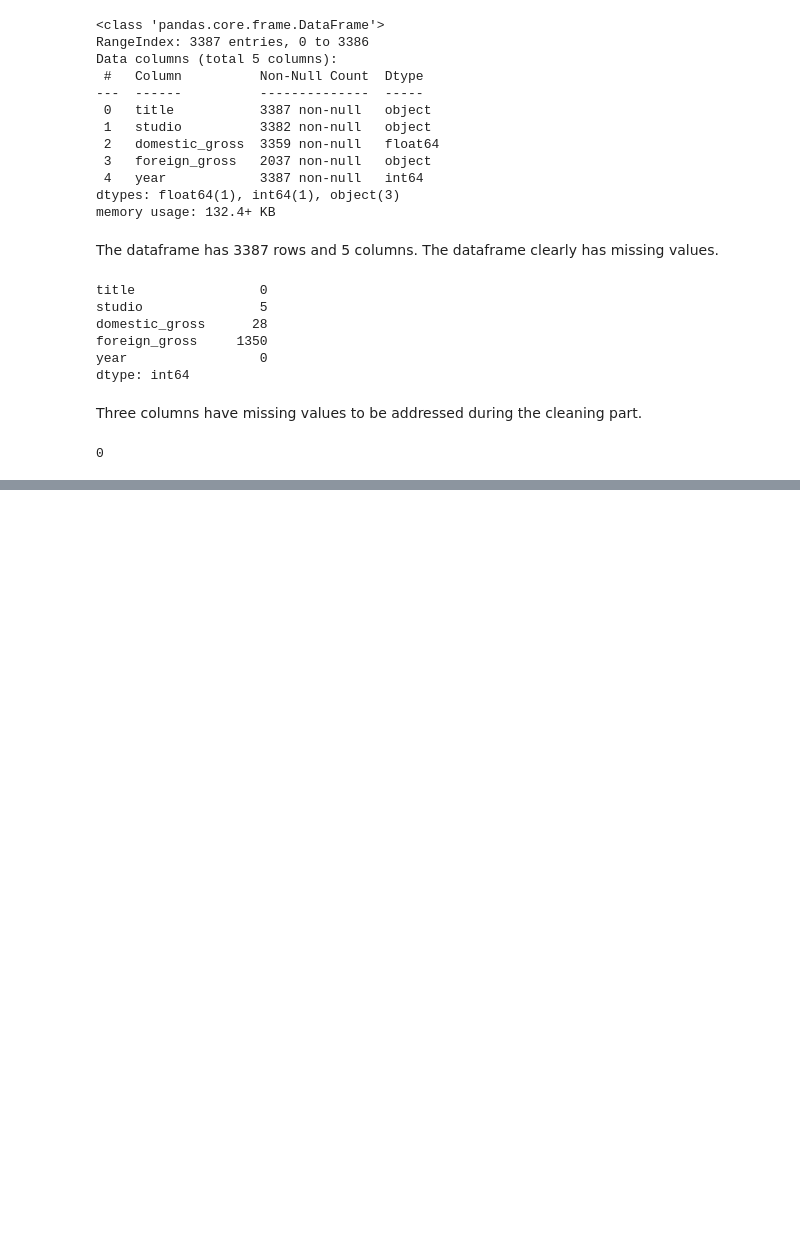
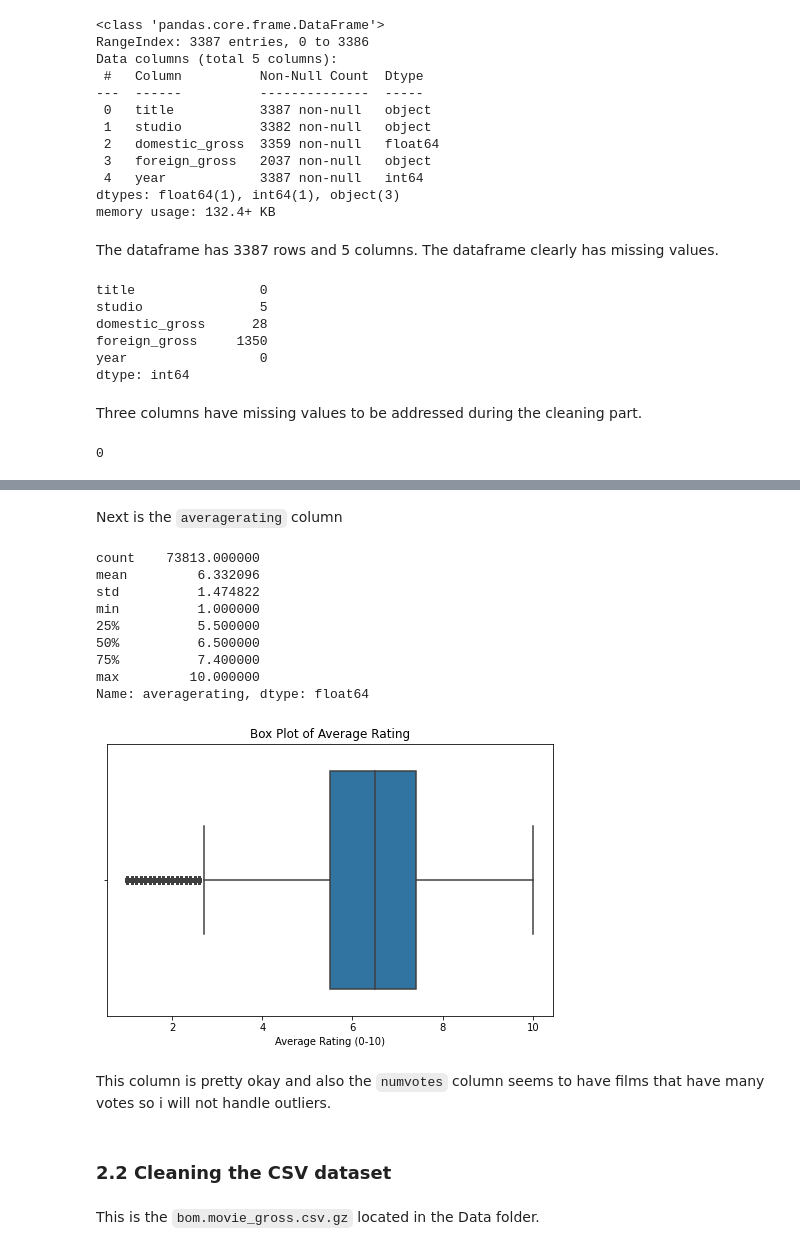
Before and after one commit to Limo-Vincent/Phase_2_project, a Jupyter notebook: student.ipynb, the cells around one changed output, grey strips where cells are left out. Cells and saved outputs as stored; diff of their text form; code cells hidden in the pictures; blank space fills up the shorter version.

```diff
--- a/student.ipynb
+++ b/student.ipynb
@@ -235,0 +420,6 @@ df.duplicated().sum()
+# %%
+# Remove runtime_minutes above 180 mins
+df_movie_copy = df_movie_copy[df_movie_copy['runtime_minutes'] <= 300]
+
+# Check to see any outlier
+df_movie_copy['runtime_minutes'].describe()
@@ -235,0 +436,28 @@ df.duplicated().sum()
+# %% [markdown]
+Next is the `averagerating` column
+# %%
+# Outliers in averagerating
+print(df_movie_copy['averagerating'].describe())
+
+plt.figure(figsize = (8, 5))
+sns.boxplot(x = df_movie_copy['averagerating'])
+plt.title('Box Plot of Average Rating')
+plt.xlabel('Average Rating (0-10)')
+plt.show()
+# %% [output]
+count    73813.000000
+mean         6.332096
+std          1.474822
+min          1.000000
+25%          5.500000
+50%          6.500000
+75%          7.400000
+max         10.000000
+Name: averagerating, dtype: float64
+[figure, added]
+# %% [markdown]
+This column is pretty okay and also the `numvotes` column seems to have films that have many votes so i will not handle outliers.
+# %% [markdown]
+### 2.2 Cleaning the CSV dataset
+# %% [markdown]
+This is the `bom.movie_gross.csv.gz` located in the Data folder.
```
Also changed, not shown: parts of 92 cells of this notebook, 1 other file.
